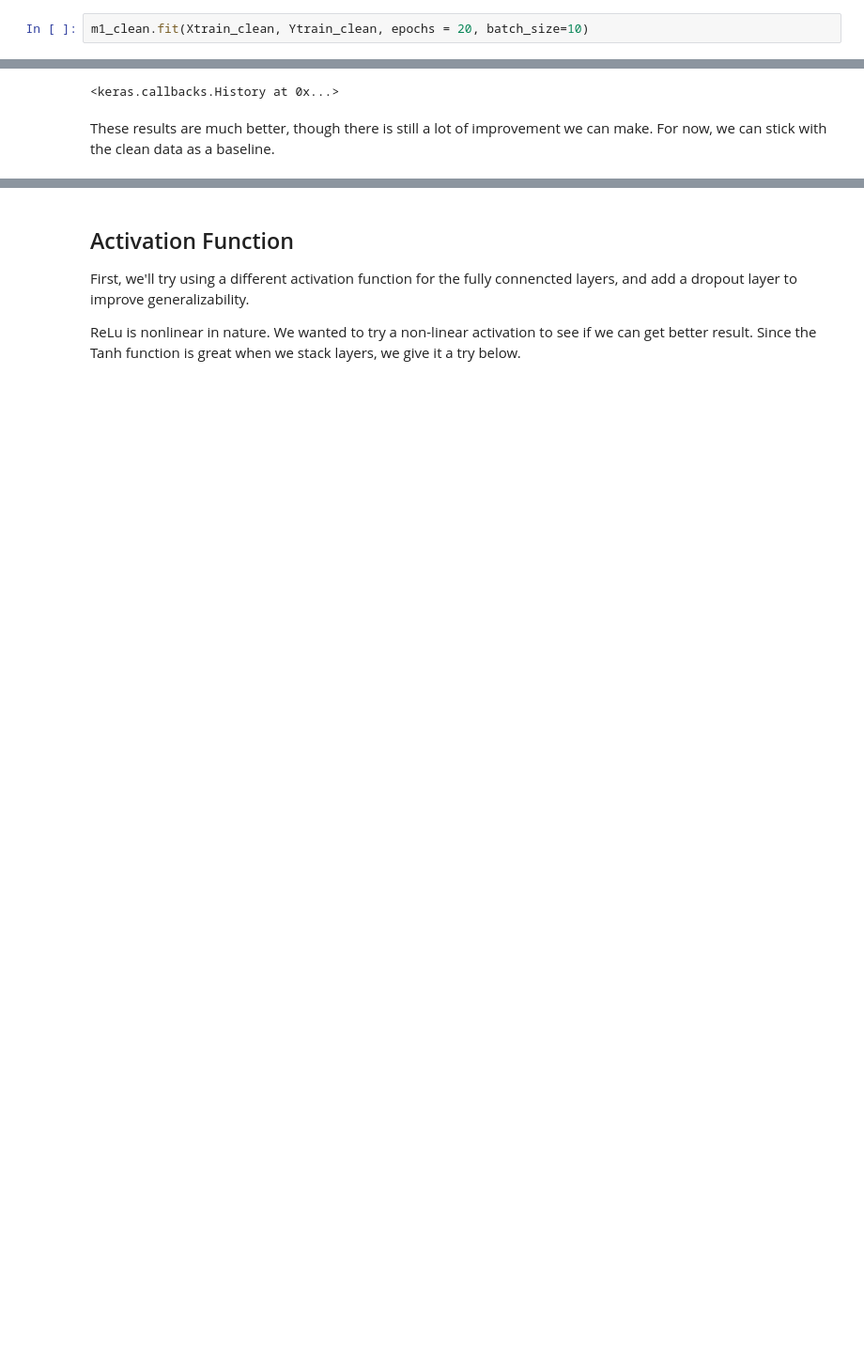
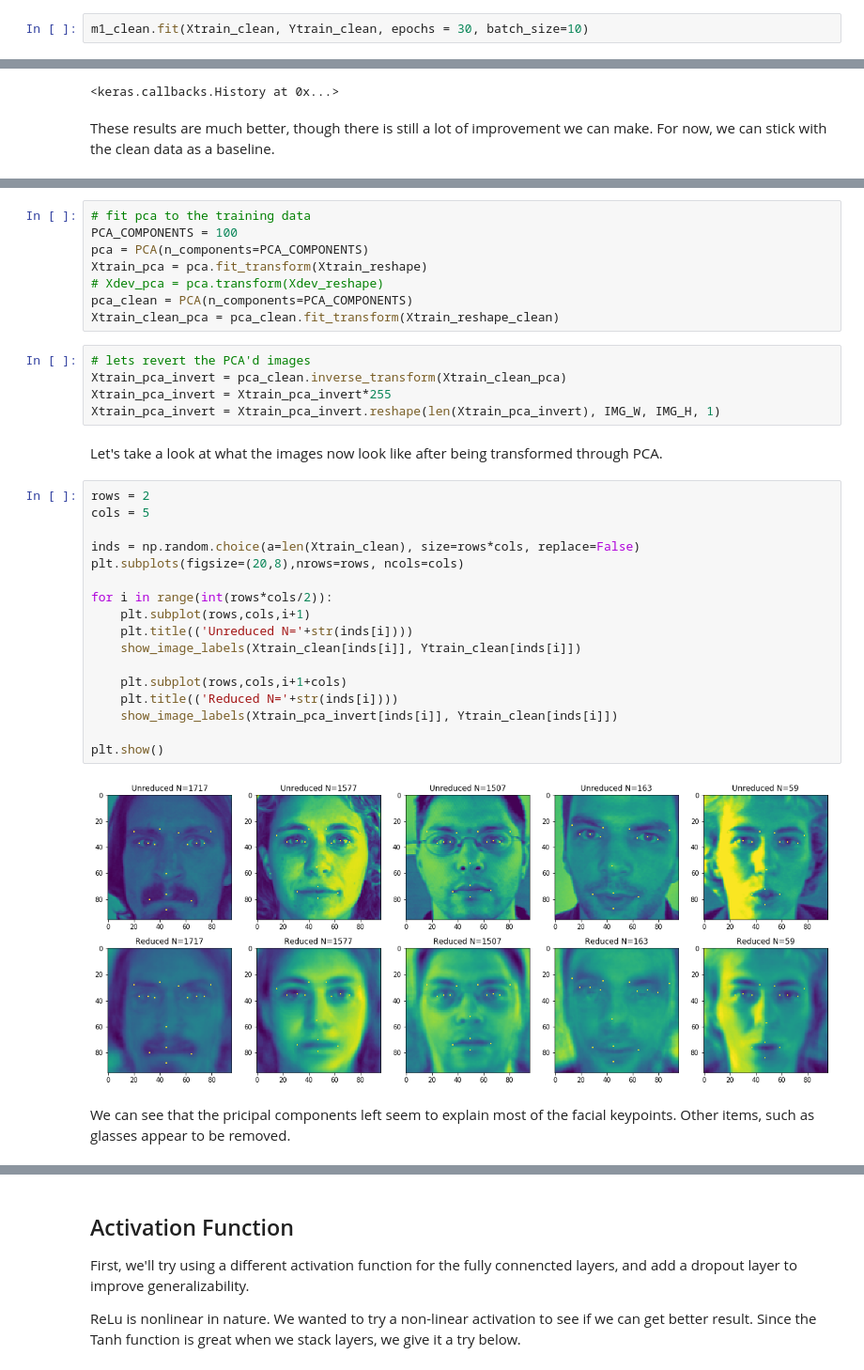
Before and after one commit to tucker-anderson/Facial-Keynotes, a Jupyter notebook: final/Facial_Keypoints_Detection_final.ipynb, the cells around one changed output, grey strips where cells are left out. Shown at 94% size. Cells and saved outputs as stored; diff of their text form; blank space fills up the shorter version.

```diff
--- a/final/Facial_Keypoints_Detection_final.ipynb
+++ b/final/Facial_Keypoints_Detection_final.ipynb
@@ -563,5 +561,5 @@ m1_clean.add(Dense(30))
 
 m1_clean.compile(optimizer = 'adam', loss = 'mean_squared_error', metrics = ['mse', 'acc'])
 # %%
-m1_clean.fit(Xtrain_clean, Ytrain_clean, epochs = 20, batch_size=10)
+m1_clean.fit(Xtrain_clean, Ytrain_clean, epochs = 30, batch_size=10)
 # %% [output]
@@ -587,0 +623,36 @@ These results are much better, though there is still a lot of improvement we can
+# %%
+# fit pca to the training data
+PCA_COMPONENTS = 100
+pca = PCA(n_components=PCA_COMPONENTS)
+Xtrain_pca = pca.fit_transform(Xtrain_reshape)
+# Xdev_pca = pca.transform(Xdev_reshape)
+pca_clean = PCA(n_components=PCA_COMPONENTS)
+Xtrain_clean_pca = pca_clean.fit_transform(Xtrain_reshape_clean)
+# %%
+# lets revert the PCA'd images
+Xtrain_pca_invert = pca_clean.inverse_transform(Xtrain_clean_pca)
+Xtrain_pca_invert = Xtrain_pca_invert*255
+Xtrain_pca_invert = Xtrain_pca_invert.reshape(len(Xtrain_pca_invert), IMG_W, IMG_H, 1)
+# %% [markdown]
+Let's take a look at what the images now look like after being transformed through PCA.
+# %%
+rows = 2
+cols = 5
+
+inds = np.random.choice(a=len(Xtrain_clean), size=rows*cols, replace=False)
+plt.subplots(figsize=(20,8),nrows=rows, ncols=cols)
+
+for i in range(int(rows*cols/2)):
+    plt.subplot(rows,cols,i+1)
+    plt.title(('Unreduced N='+str(inds[i])))
+    show_image_labels(Xtrain_clean[inds[i]], Ytrain_clean[inds[i]])
+
+    plt.subplot(rows,cols,i+1+cols)
+    plt.title(('Reduced N='+str(inds[i])))
+    show_image_labels(Xtrain_pca_invert[inds[i]], Ytrain_clean[inds[i]])
+
+plt.show()
+# %% [output]
+[figure, added]
+# %% [markdown]
+We can see that the pricipal components left seem to explain most of the facial keypoints. Other items, such as glasses appear to be removed.
```
Also changed, not shown: parts of 80 cells of this notebook.
